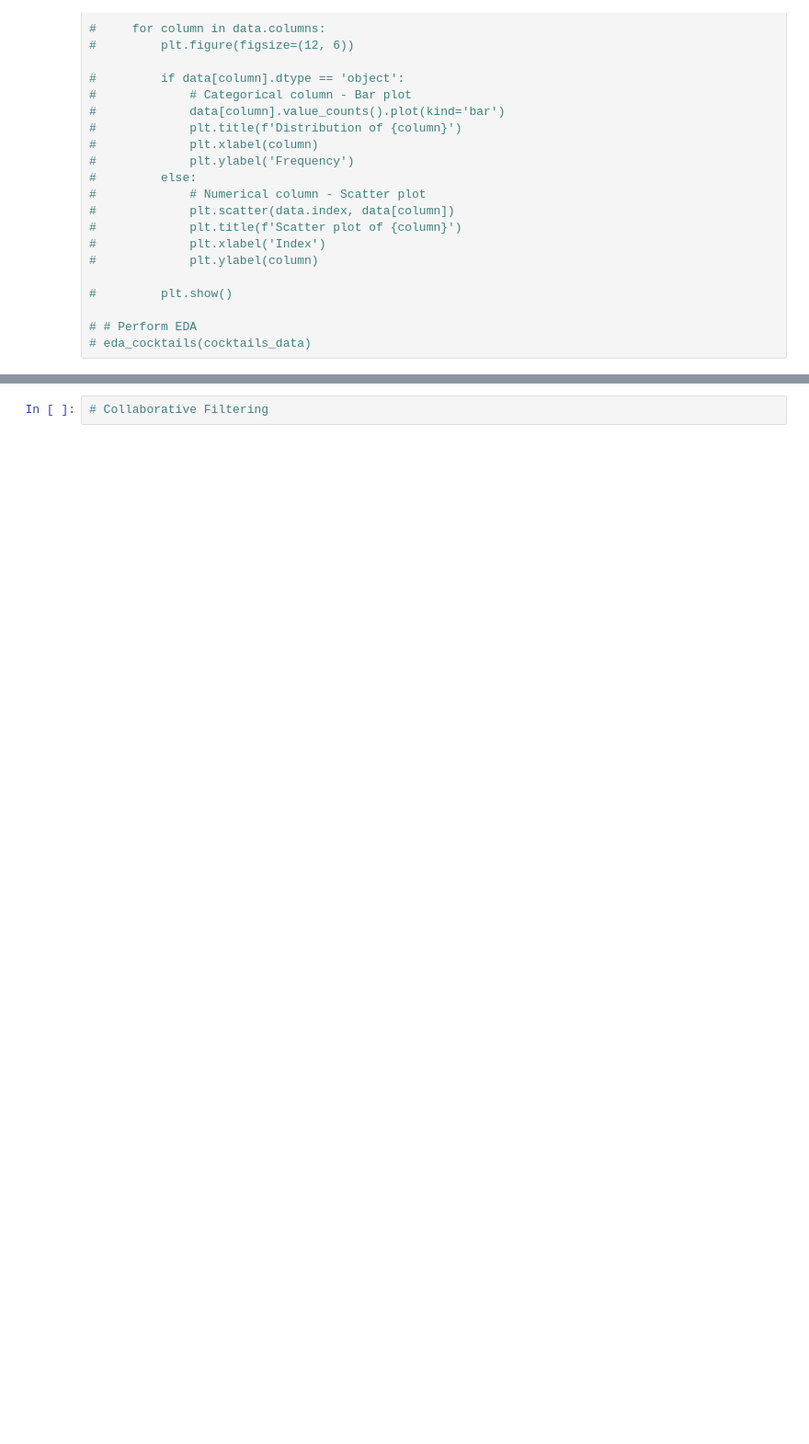
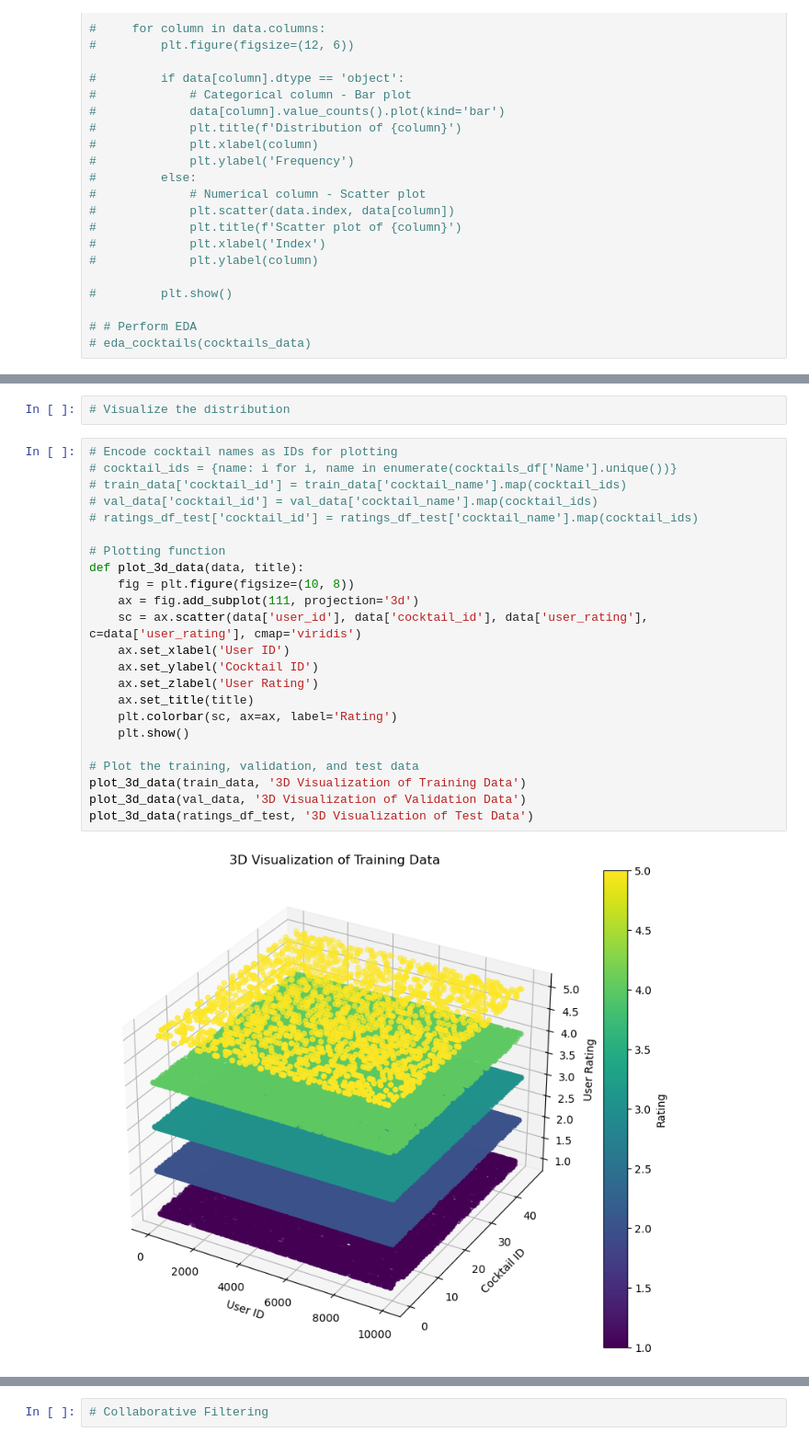
Before and after one commit to dpatel77/CocktailRecommenderSystem, a Jupyter notebook: cocktails.ipynb, the cells around one changed output, grey strips where cells are left out. Shown at 92% size. Saved outputs shown, nothing was run; the diff lists cells and outputs as text; blank space fills up the shorter version.

```diff
--- a/cocktails.ipynb
+++ b/cocktails.ipynb
@@ -235,0 +635,27 @@ print(ratings_df.head())
+# %%
+# Visualize the distribution
+# %%
+# Encode cocktail names as IDs for plotting
+# cocktail_ids = {name: i for i, name in enumerate(cocktails_df['Name'].unique())}
+# train_data['cocktail_id'] = train_data['cocktail_name'].map(cocktail_ids)
+# val_data['cocktail_id'] = val_data['cocktail_name'].map(cocktail_ids)
+# ratings_df_test['cocktail_id'] = ratings_df_test['cocktail_name'].map(cocktail_ids)
+
+# Plotting function
+def plot_3d_data(data, title):
+    fig = plt.figure(figsize=(10, 8))
+    ax = fig.add_subplot(111, projection='3d')
+    sc = ax.scatter(data['user_id'], data['cocktail_id'], data['user_rating'], c=data['user_rating'], cmap='viridis')
+    ax.set_xlabel('User ID')
+    ax.set_ylabel('Cocktail ID')
+    ax.set_zlabel('User Rating')
+    ax.set_title(title)
+    plt.colorbar(sc, ax=ax, label='Rating')
+    plt.show()
+
+# Plot the training, validation, and test data
+plot_3d_data(train_data, '3D Visualization of Training Data')
+plot_3d_data(val_data, '3D Visualization of Validation Data')
+plot_3d_data(ratings_df_test, '3D Visualization of Test Data')
+# %% [output]
+[figure, added]
```
Also changed, not shown: parts of 101 cells of this notebook.
